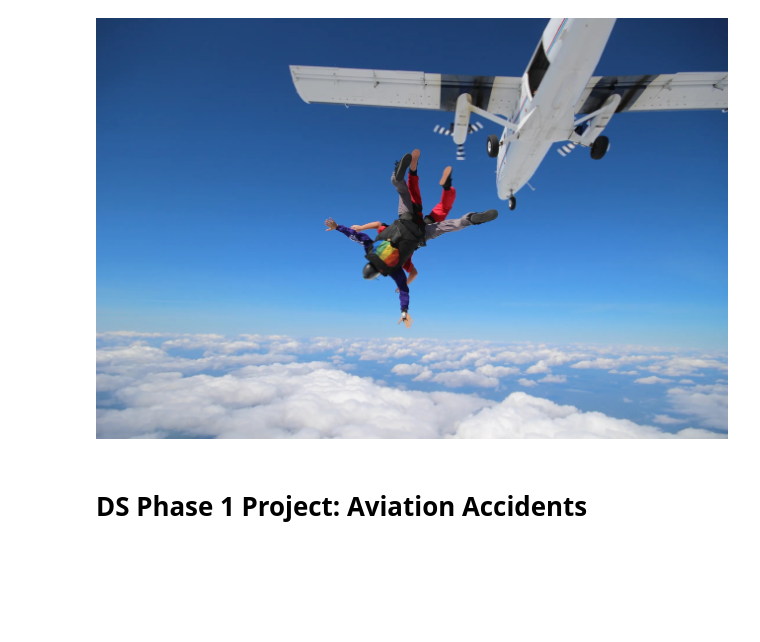
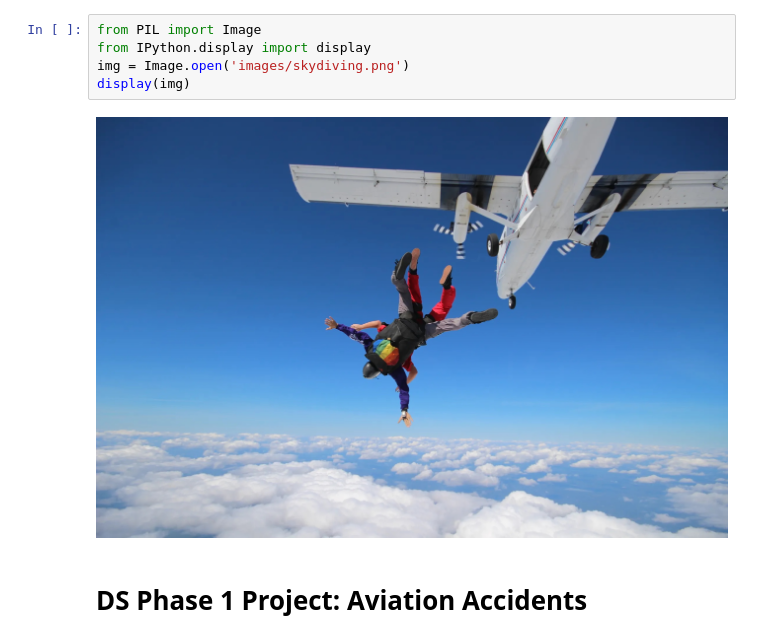
Before and after one commit to morgannash1/phase1_project, a Jupyter notebook: notebook.ipynb, the cells around one changed output. Drawn from its saved outputs; the diff is of its cells as text; blank space fills up the shorter version.

Commit message:
notebook/syntax for image edited

```diff
--- a/notebook.ipynb
+++ b/notebook.ipynb
@@ -1,5 +1,10 @@
-# %% [markdown]
-![skydiving.png](attachment:153a8671-d91c-4520-91f8-b48c8f1a58ae.png)
+# %%
+from PIL import Image
+from IPython.display import display
+img = Image.open('images/skydiving.png')
+display(img)
+# %% [output]
+[figure, added]
 # %% [markdown]
 # DS Phase 1 Project: Aviation Accidents
 # %% [markdown]
```
